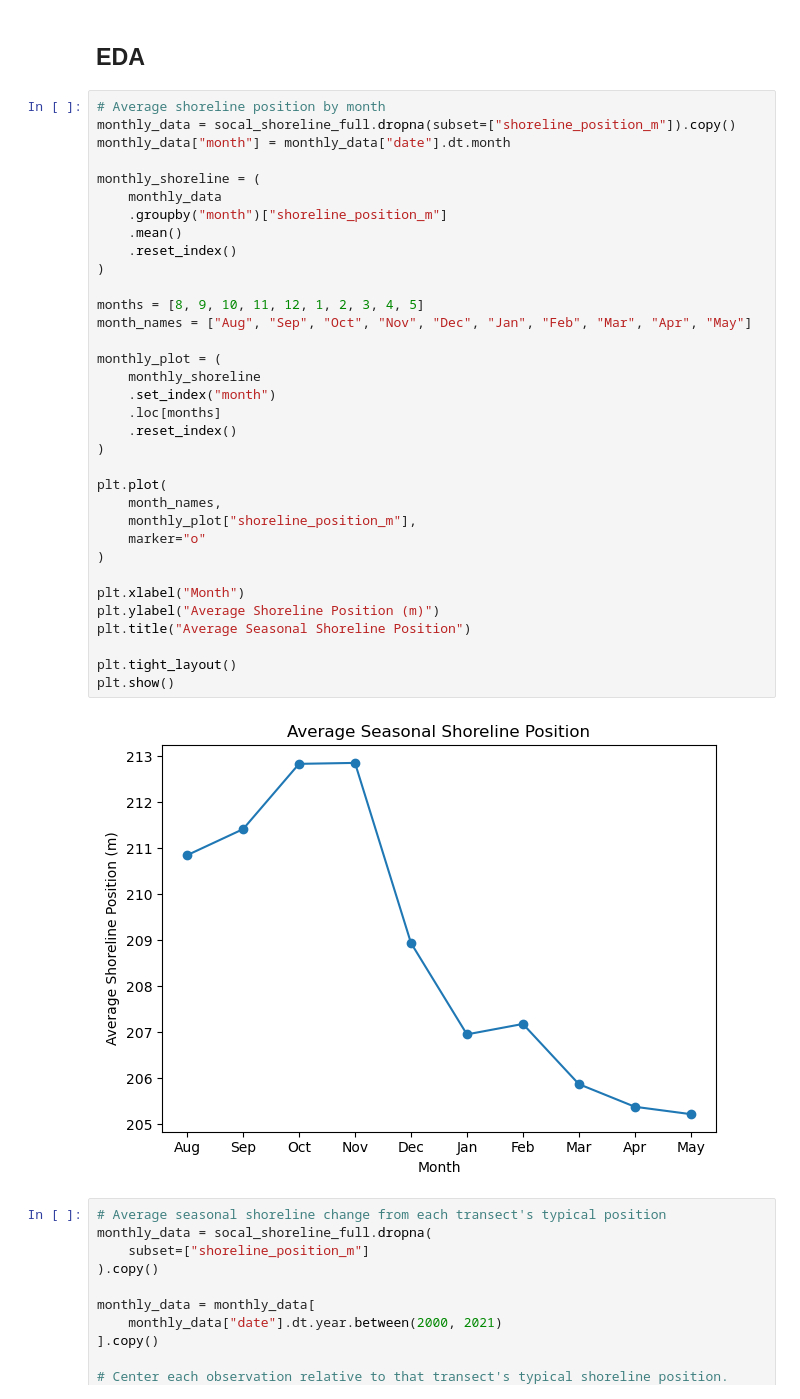
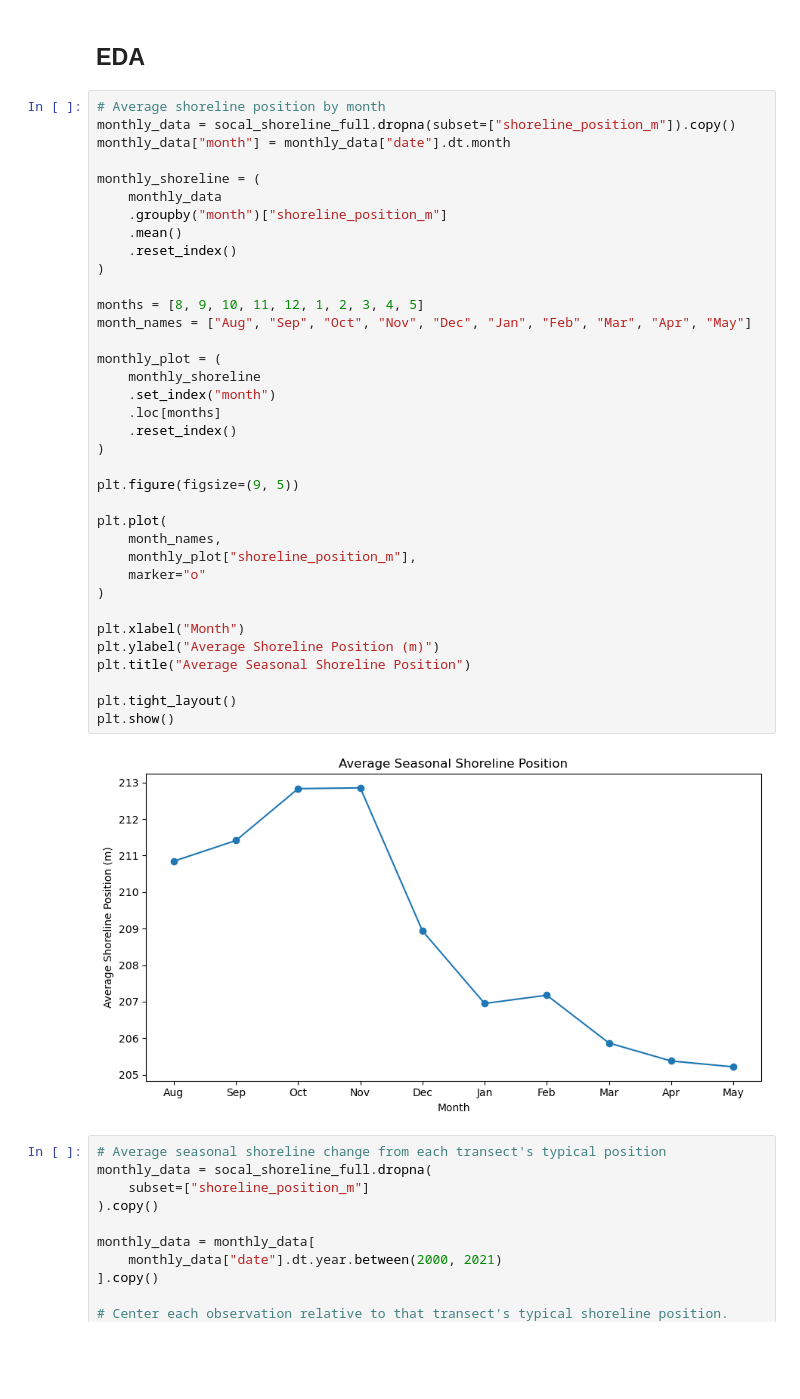
Before and after one commit to afdeanon/El-Nino-Shoreline-Machine-Learning, a Jupyter notebook: scripts/build_modeling_dataset.ipynb, the cells around one changed output. Drawn from its saved outputs; the diff is of its cells as text; blank space fills up the shorter version.

```diff
--- a/scripts/build_modeling_dataset.ipynb
+++ b/scripts/build_modeling_dataset.ipynb
@@ -636,34 +636,36 @@ monthly_data["month"] = monthly_data["date"].dt.month
 monthly_shoreline = (
     monthly_data
     .groupby("month")["shoreline_position_m"]
     .mean()
     .reset_index()
 )
 
 months = [8, 9, 10, 11, 12, 1, 2, 3, 4, 5]
 month_names = ["Aug", "Sep", "Oct", "Nov", "Dec", "Jan", "Feb", "Mar", "Apr", "May"]
 
 monthly_plot = (
     monthly_shoreline
     .set_index("month")
     .loc[months]
     .reset_index()
 )
 
+plt.figure(figsize=(9, 5))
+
 plt.plot(
     month_names,
     monthly_plot["shoreline_position_m"],
     marker="o"
 )
 
 plt.xlabel("Month")
 plt.ylabel("Average Shoreline Position (m)")
 plt.title("Average Seasonal Shoreline Position")
 
 plt.tight_layout()
 plt.show()
 # %% [output]
-[figure, old version]
+[figure, new version]
 # %%
 # Average seasonal shoreline change from each transect's typical position
 monthly_data = socal_shoreline_full.dropna(
```
Also changed, not shown: parts of 3 cells of this notebook, 1 other file.
